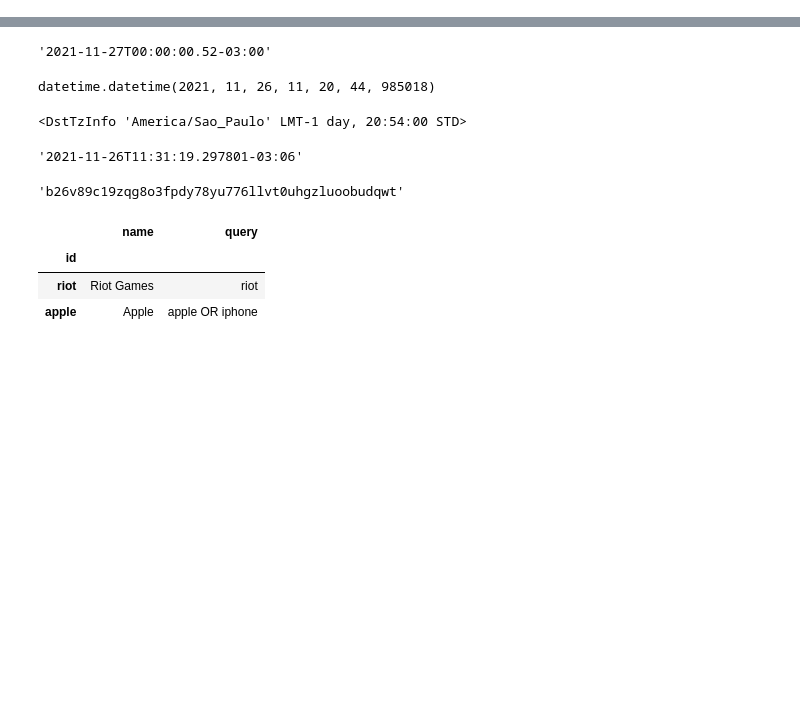
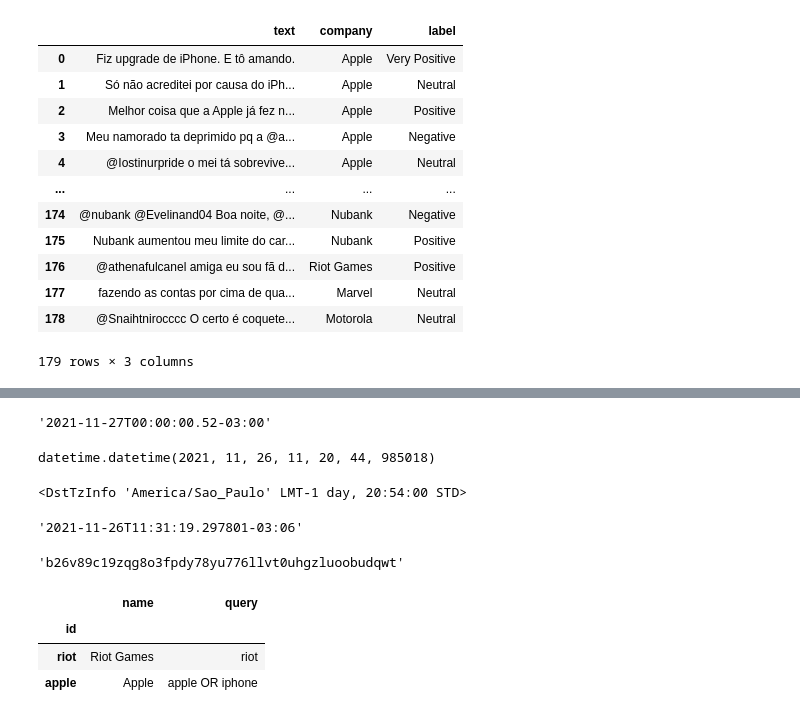
Before and after one commit to matheusfsa/companies-sm-rep, a Jupyter notebook: src/twitter/notebooks/twitter_extraction.ipynb, the cells around one changed output, grey strips where cells are left out. Cells and saved outputs as stored; diff of their text form; code cells hidden in the pictures; blank space fills up the shorter version.

```diff
--- a/src/twitter/notebooks/twitter_extraction.ipynb
+++ b/src/twitter/notebooks/twitter_extraction.ipynb
@@ -20,6 +20,23 @@ import yaml
 from datetime import date
 from datetime import datetime, timezone
 from pathlib import Path
+# %%
+df_sample = pd.read_csv("/home/matheus/companies_sm_rep/sample.csv")
+df_sample
+# %% [output]
+|  | text | company | label |
+| 0 | Fiz upgrade de iPhone. E tô amando. | Apple | Very Positive |
+| 1 | Só não acreditei por causa do iPh... | Apple | Neutral |
+| 2 | Melhor coisa que a Apple já fez n... | Apple | Positive |
+| 3 | Meu namorado ta deprimido pq a @a... | Apple | Negative |
+| 4 | @Iostinurpride o mei tá sobrevive... | Apple | Neutral |
+| ... | ... | ... | ... |
+| 174 | @nubank @Evelinand04 Boa noite, @... | Nubank | Negative |
+| 175 | Nubank aumentou meu limite do car... | Nubank | Positive |
+| 176 | @athenafulcanel amiga eu sou fã d... | Riot Games | Positive |
+| 177 | fazendo as contas por cima de qua... | Marvel | Neutral |
+| 178 | @Snaihtnirocccc O certo é coquete... | Motorola | Neutral |
+179 rows × 3 columns
 # %%
 df_tweets = pd.read_csv("/home/matheus/companies_sm_rep/tweets.csv")
 df_tweets
```
Also changed, not shown: parts of 1 cell of this notebook, 2 other files.
